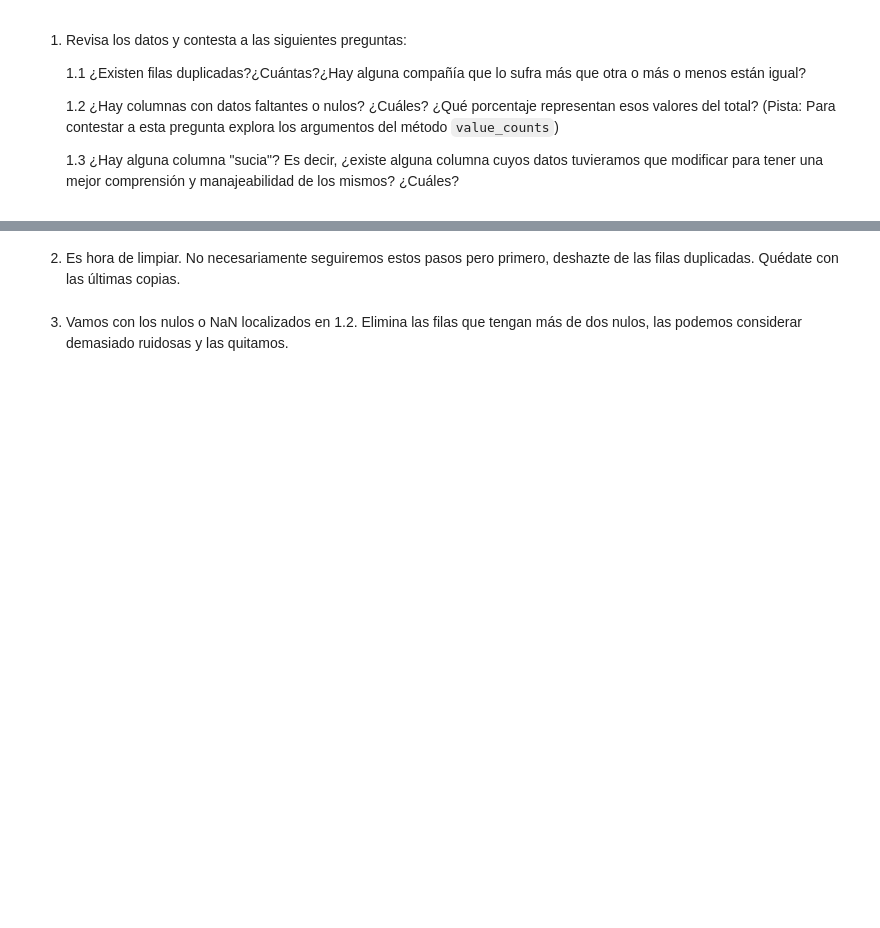
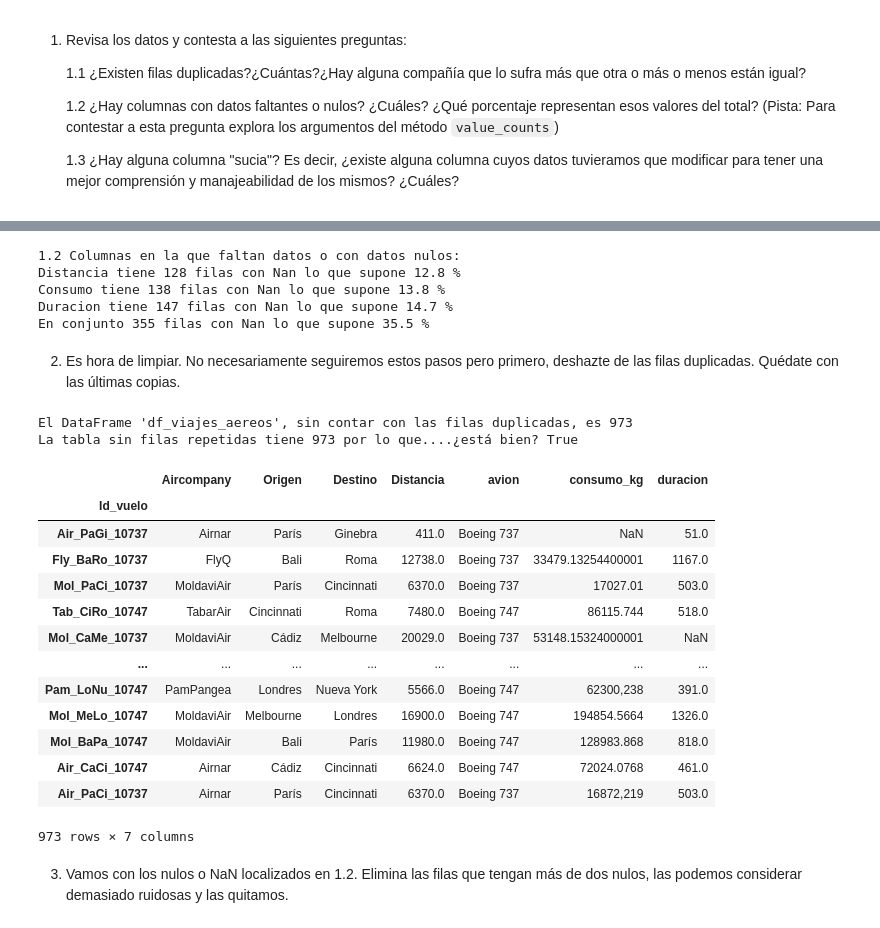
Before and after one commit to PepeReinaCampo/ONLINE_DS_THEBRIDGE_PEPE-REINA, a Jupyter notebook: Sprint_4/Unidad_2/Practicas_obligatorias/18_Practica_Obligatoria_Pandas_II.ipynb, the cells around one changed output, grey strips where cells are left out. Saved outputs shown, nothing was run; the diff lists cells and outputs as text; code cells hidden in the pictures; blank space fills up the shorter version.

```diff
--- a/Sprint_4/Unidad_2/Practicas_obligatorias/18_Practica_Obligatoria_Pandas_II.ipynb
+++ b/Sprint_4/Unidad_2/Practicas_obligatorias/18_Practica_Obligatoria_Pandas_II.ipynb
@@ -83,4 +139,75 @@ Name: Distancia, Length: 1000, dtype: float64
+# %%
+print("1.2 Columnas en la que faltan datos o con datos nulos: ")
+#En el primer ejercio, con info, ya vimos que distancia, consumo y duracion tenia menos non-null que las otras columnas.
+df_viajes_aereos["Distancia"].value_counts(dropna=False) #128 NaN
+df_viajes_aereos["consumo_kg"].value_counts(dropna=False) #138 NaN
+df_viajes_aereos["duracion"].value_counts(dropna=False) #147 NaN
+
+#ahora veamos el porcentaje en Distancia.
+filas_en_tabla_original = df_viajes_aereos.shape[0] #1000. como las columnas con mas filas no nuls que vimos en la anterior
+filas_nulas_columna_distancia =df_viajes_aereos.loc[df_viajes_aereos["Distancia"].isna()]
+numero_filas_nulas_columna_distancia= filas_nulas_columna_distancia.shape[0]
+porcentaje_nulos_distancia = (numero_filas_nulas_columna_distancia/filas_en_tabla_original)*100
+print(f'Distancia tiene {numero_filas_nulas_columna_distancia} filas con Nan lo que supone {porcentaje_nulos_distancia} %')
+
+#ahora veamos el porcentaje que indica consumo.
+filas_nulas_columna_consumo =df_viajes_aereos.loc[df_viajes_aereos["consumo_kg"].isna()]
+numero_filas_nulas_columna_consumo= filas_nulas_columna_consumo.shape[0]
+porcentaje_nulos_consumo = (numero_filas_nulas_columna_consumo/filas_en_tabla_original)*100
+print(f'Consumo tiene {numero_filas_nulas_columna_consumo} filas con Nan lo que supone {porcentaje_nulos_consumo} %')
+
+#ahora veamos el porcentaje que indica duracion .
+filas_nulas_columna_duracion =df_viajes_aereos.loc[df_viajes_aereos["duracion"].isna()]
+numero_filas_nulas_columna_duracion= filas_nulas_columna_duracion.shape[0]
+porcentaje_nulos_duracion = (numero_filas_nulas_columna_duracion/filas_en_tabla_original)*100
+print(f'Duracion tiene {numero_filas_nulas_columna_duracion} filas con Nan lo que supone {porcentaje_nulos_duracion} %')
+
+
+#ahora veamos el porcentaje que indica el total de nulos:
+filas_nulas_columna_distancia_bool =df_viajes_aereos["Distancia"].isna()
+
+filas_nulas_columna_consumo_bool =df_viajes_aereos["consumo_kg"].isna()
+
+filas_nulas_columna_duracion_bool =df_viajes_aereos["duracion"].isna()
+
+nulos_junto = df_viajes_aereos.loc[filas_nulas_columna_distancia_bool|filas_nulas_columna_consumo_bool|filas_nulas_columna_duracion_bool]
+numero_filas_nulas_junto= nulos_junto.shape[0]
+porcentaje_nulos_junto = (numero_filas_nulas_junto/filas_en_tabla_original)*100
+print(f'En conjunto {numero_filas_nulas_junto} filas con Nan lo que supone {porcentaje_nulos_junto} %') #no coinciden las sumas, so se xk
+# %% [output]
+1.2 Columnas en la que faltan datos o con datos nulos:
+Distancia tiene 128 filas con Nan lo que supone 12.8 %
+Consumo tiene 138 filas con Nan lo que supone 13.8 %
+Duracion tiene 147 filas con Nan lo que supone 14.7 %
+En conjunto 355 filas con Nan lo que supone 35.5 %
 # %% [markdown]
 2. Es hora de limpiar. No necesariamente seguiremos estos pasos pero primero, deshazte de las filas duplicadas. Quédate con las últimas copias.
+# %%
+numero_total_filas = df_viajes_aereos.shape[0]
+numero_filas_sin_duplicar_teorico = numero_total_filas - numero_repetidas
+print(f"El DataFrame 'df_viajes_aereos', sin contar con las filas duplicadas, es {numero_filas_sin_duplicar_teorico}") #esto nos peude servir paar comprobaciones.
+tabla_sin_repetidas = df_viajes_aereos.drop_duplicates(keep="last")
+numero_filas_sin_duplicar = tabla_sin_repetidas.shape[0]
+comparacion = numero_filas_sin_duplicar == numero_filas_sin_duplicar_teorico
+print(f'La tabla sin filas repetidas tiene {numero_filas_sin_duplicar} por lo que....¿está bien? {comparacion} ')
+print()
+tabla_sin_repetidas
+# %% [output]
+El DataFrame 'df_viajes_aereos', sin contar con las filas duplicadas, es 973
+La tabla sin filas repetidas tiene 973 por lo que....¿está bien? True
+|  | Aircompany | Origen | Destino | Distancia | avion | consumo_kg | duracion |
+| Id_vuelo |  |  |  |  |  |  |  |
+| Air_PaGi_10737 | Airnar | París | Ginebra | 411.0 | Boeing 737 | NaN | 51.0 |
+| Fly_BaRo_10737 | FlyQ | Bali | Roma | 12738.0 | Boeing 737 | 33479.13254400001 | 1167.0 |
+| Mol_PaCi_10737 | MoldaviAir | París | Cincinnati | 6370.0 | Boeing 737 | 17027.01 | 503.0 |
+| Tab_CiRo_10747 | TabarAir | Cincinnati | Roma | 7480.0 | Boeing 747 | 86115.744 | 518.0 |
+| Mol_CaMe_10737 | MoldaviAir | Cádiz | Melbourne | 20029.0 | Boeing 737 | 53148.15324000001 | NaN |
+| ... | ... | ... | ... | ... | ... | ... | ... |
+| Pam_LoNu_10747 | PamPangea | Londres | Nueva York | 5566.0 | Boeing 747 | 62300,238 | 391.0 |
+| Mol_MeLo_10747 | MoldaviAir | Melbourne | Londres | 16900.0 | Boeing 747 | 194854.5664 | 1326.0 |
+| Mol_BaPa_10747 | MoldaviAir | Bali | París | 11980.0 | Boeing 747 | 128983.868 | 818.0 |
+| Air_CaCi_10747 | Airnar | Cádiz | Cincinnati | 6624.0 | Boeing 747 | 72024.0768 | 461.0 |
+| Air_PaCi_10737 | Airnar | París | Cincinnati | 6370.0 | Boeing 737 | 16872,219 | 503.0 |
+973 rows × 7 columns
 # %% [markdown]
 3. Vamos con los nulos o NaN localizados en 1.2. Elimina las filas que tengan más de dos nulos, las podemos considerar demasiado ruidosas y las quitamos.
```
Also changed, not shown: parts of 16 cells of this notebook.
